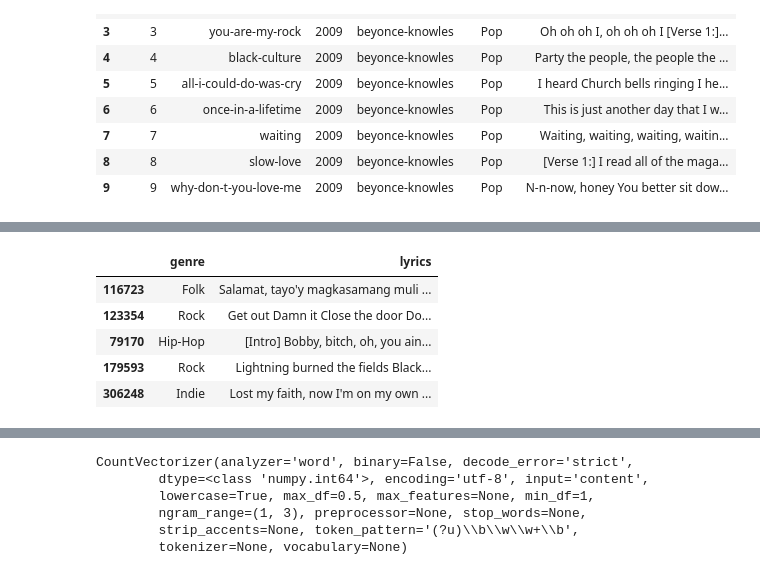
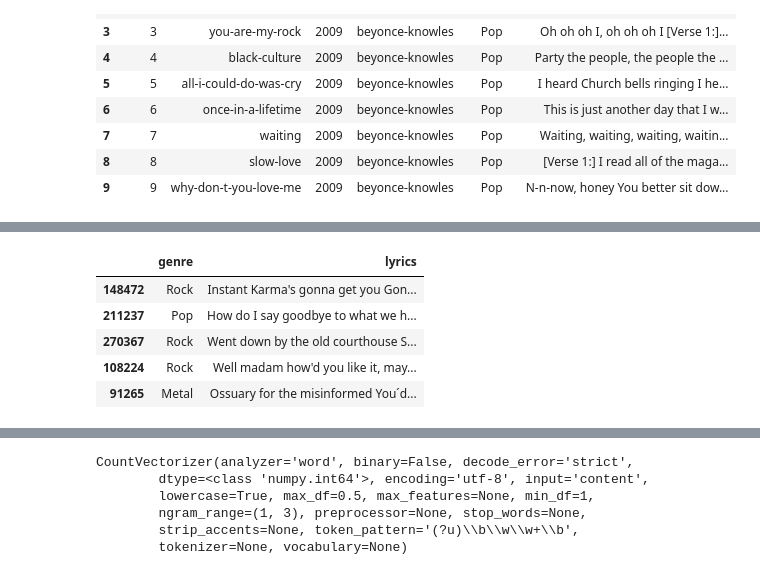
Before and after one commit to raghav96/CSE158Assignment2, a Jupyter notebook: Assignment 2.ipynb, the cells around one changed output, grey strips where cells are left out. Cells and saved outputs as stored; diff of their text form; code cells hidden in the pictures.

Commit message:
categorize lyrics by genre

```diff
--- a/Assignment 2.ipynb
+++ b/Assignment 2.ipynb
@@ -50,11 +50,11 @@ training_genre_lyrics = training_50k.filter([ 'genre', 'lyrics'])
 validation_genre_lyrics = validation_50k.filter(['genre', 'lyrics'])
 testing_genre_lyrics = testing_50k.filter(['genre', 'lyrics'])
 # %%
-testing_genre_lyrics.head()
+training_genre_lyrics.head()
 # %% [output]
 |  | genre | lyrics |
-| 116723 | Folk | Salamat, tayo'y magkasamang muli ... |
-| 123354 | Rock | Get out Damn it Close the door Do... |
-| 79170 | Hip-Hop | [Intro] Bobby, bitch, oh, you ain... |
-| 179593 | Rock | Lightning burned the fields Black... |
-| 306248 | Indie | Lost my faith, now I'm on my own ... |
+| 148472 | Rock | Instant Karma's gonna get you Gon... |
+| 211237 | Pop | How do I say goodbye to what we h... |
+| 270367 | Rock | Went down by the old courthouse S... |
+| 108224 | Rock | Well madam how'd you like it, may... |
+| 91265 | Metal | Ossuary for the misinformed You´d... |
```
Also changed, not shown: parts of 26 cells of this notebook.
